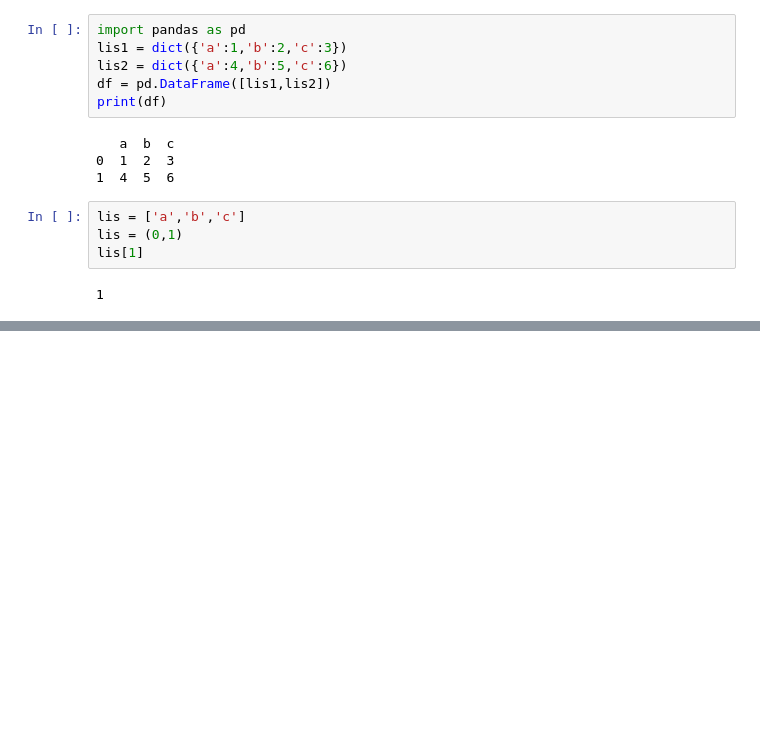
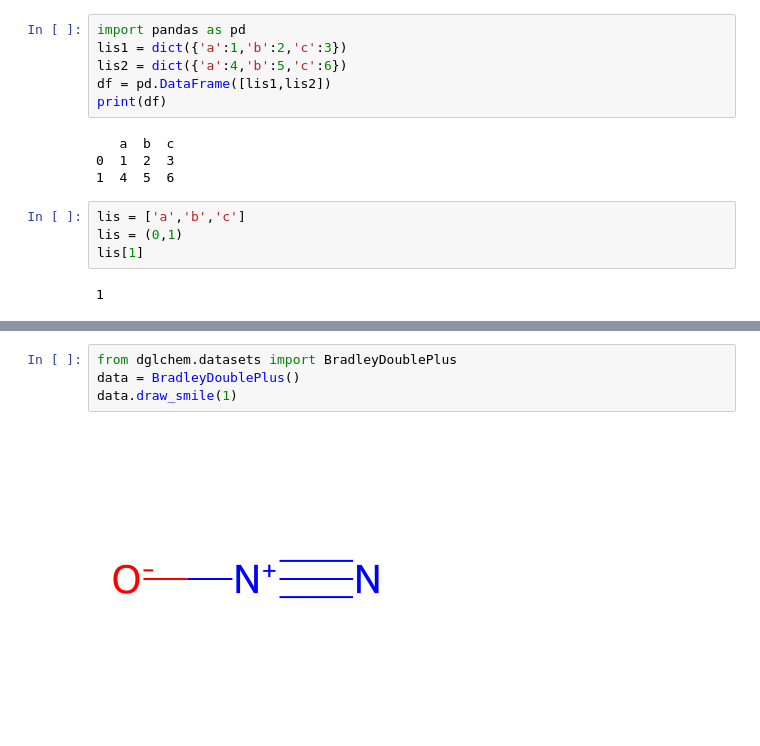
Before and after one commit to aerte/GraPE, a Jupyter notebook: notebooks/tests.ipynb, the cells around one changed output, grey strips where cells are left out. Drawn from its saved outputs; the diff is of its cells as text; blank space fills up the shorter version.

```diff
--- a/notebooks/tests.ipynb
+++ b/notebooks/tests.ipynb
@@ -234,0 +235,6 @@ compounds_dataset_heatmap([smiles1,smiles2],['BDP','LogP'],save_fig=True)
+# %%
+from dglchem.datasets import BradleyDoublePlus
+data = BradleyDoublePlus()
+data.draw_smile(1)
+# %% [output]
+[figure, added]
```
Also changed, not shown: parts of 1 cell of this notebook, 5 other files.
